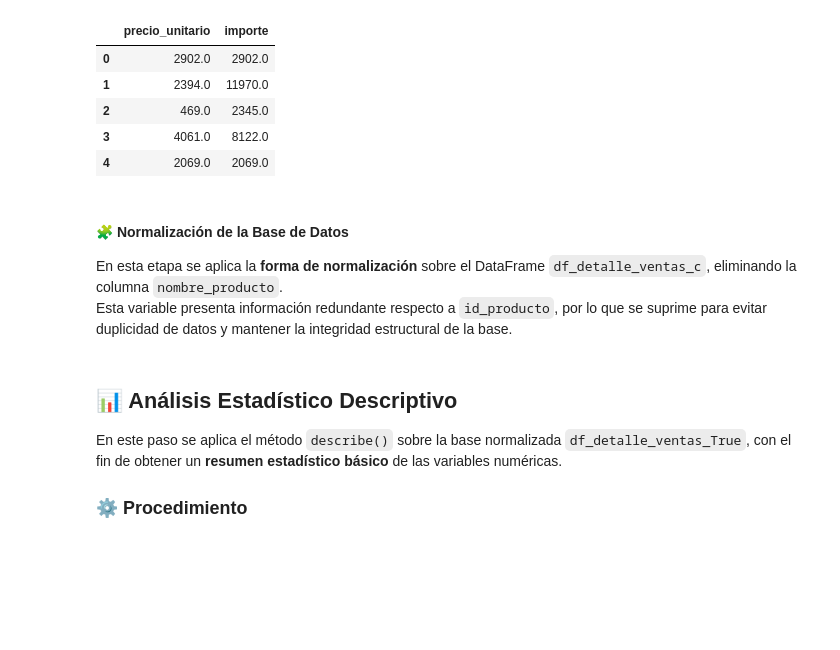
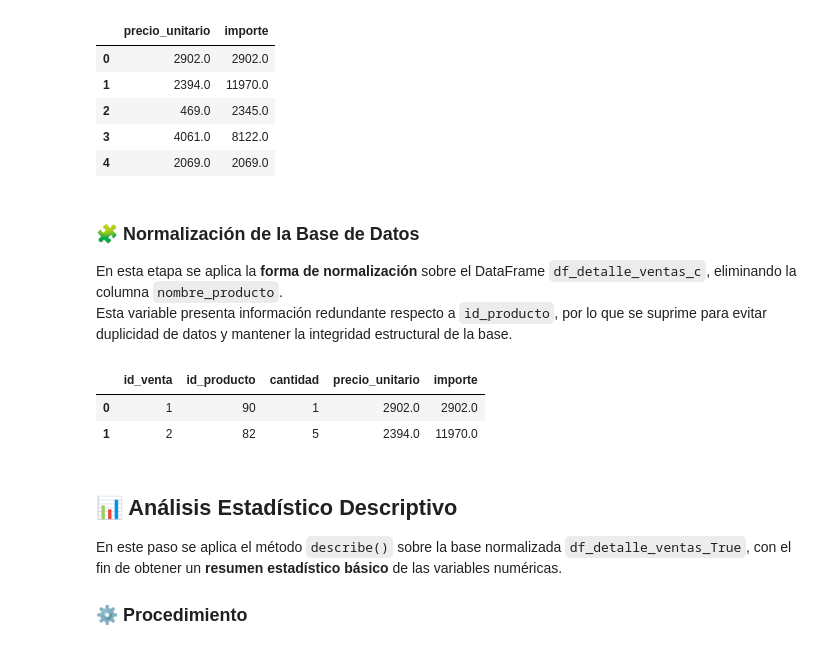
Before and after one commit to augustovillegas/ProyectoAurelionIBM, a Jupyter notebook: limp_y_trans_detalle_ventas.ipynb, the cells around one changed output. Saved outputs shown, nothing was run; the diff lists cells and outputs as text; code cells hidden in the pictures; blank space fills up the shorter version.

```diff
--- a/limp_y_trans_detalle_ventas.ipynb
+++ b/limp_y_trans_detalle_ventas.ipynb
@@ -278,13 +423,20 @@ df_detalle_ventas_c[["precio_unitario", "importe"]].head()
 | 3 | 4061.0 | 8122.0 |
 | 4 | 2069.0 | 2069.0 |
 # %% [markdown]
-#### 🧩 Normalización de la Base de Datos
+### 🧩 Normalización de la Base de Datos
 
 En esta etapa se aplica la **forma de normalización** sobre el DataFrame `df_detalle_ventas_c`, eliminando la columna `nombre_producto`.
 Esta variable presenta información redundante respecto a `id_producto`, por lo que se suprime para evitar duplicidad de datos y mantener la integridad estructural de la base.
 # %%
 # Genera df_detalle_ventas_True sin la dimensión redundante 'nombre_producto'
 df_detalle_ventas_True = df_detalle_ventas_c.drop(columns=['nombre_producto'])
+# %%
+# Chequemos que se haya borrado correctamente y el dataframe "df_detalle_ventas_True" no contenga la columna 'nombre_producto'
+df_detalle_ventas_True.head(2)
+# %% [output]
+|  | id_venta | id_producto | cantidad | precio_unitario | importe |
+| 0 | 1 | 90 | 1 | 2902.0 | 2902.0 |
+| 1 | 2 | 82 | 5 | 2394.0 | 11970.0 |
 # %% [markdown]
 ## 📊 Análisis Estadístico Descriptivo
 
```
Also changed, not shown: parts of 44 cells of this notebook.
